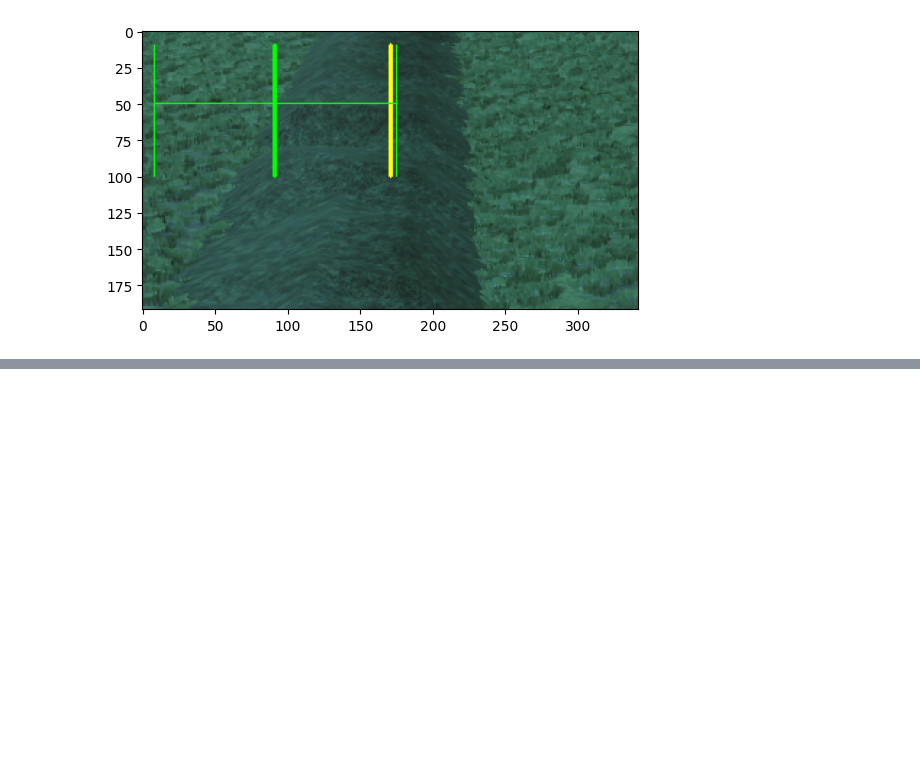
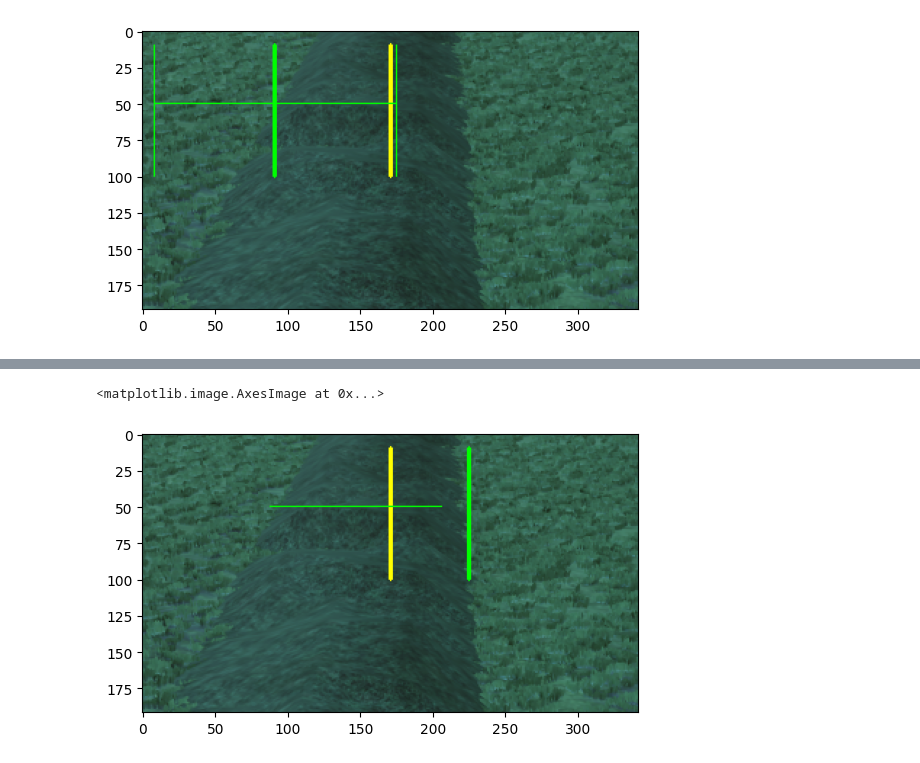
Before and after one commit to mgoetze06/autosteer, a Jupyter notebook: autosteer_notebook.ipynb, the cells around one changed output, grey strips where cells are left out. Saved outputs shown, nothing was run; the diff lists cells and outputs as text; code cells hidden in the pictures; blank space fills up the shorter version.

```diff
--- a/autosteer_notebook.ipynb
+++ b/autosteer_notebook.ipynb
@@ -1025,0 +1095,5 @@ plt.imshow(roi)
+# %%
+plt.imshow(img)
+# %% [output]
+<matplotlib.image.AxesImage at 0x...>
+[figure, added]
```
Also changed, not shown: parts of 4 cells of this notebook, 5 other files.
